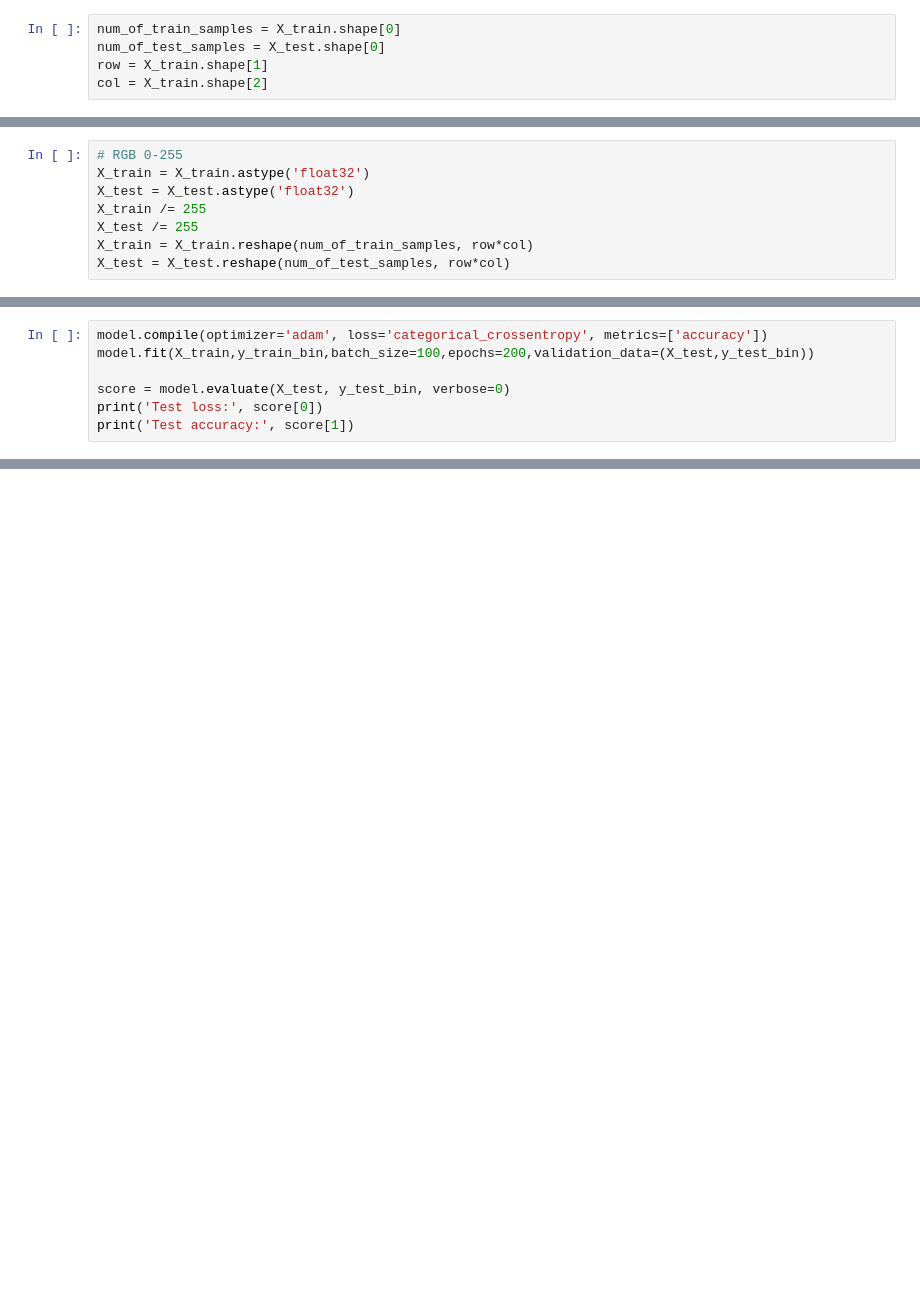
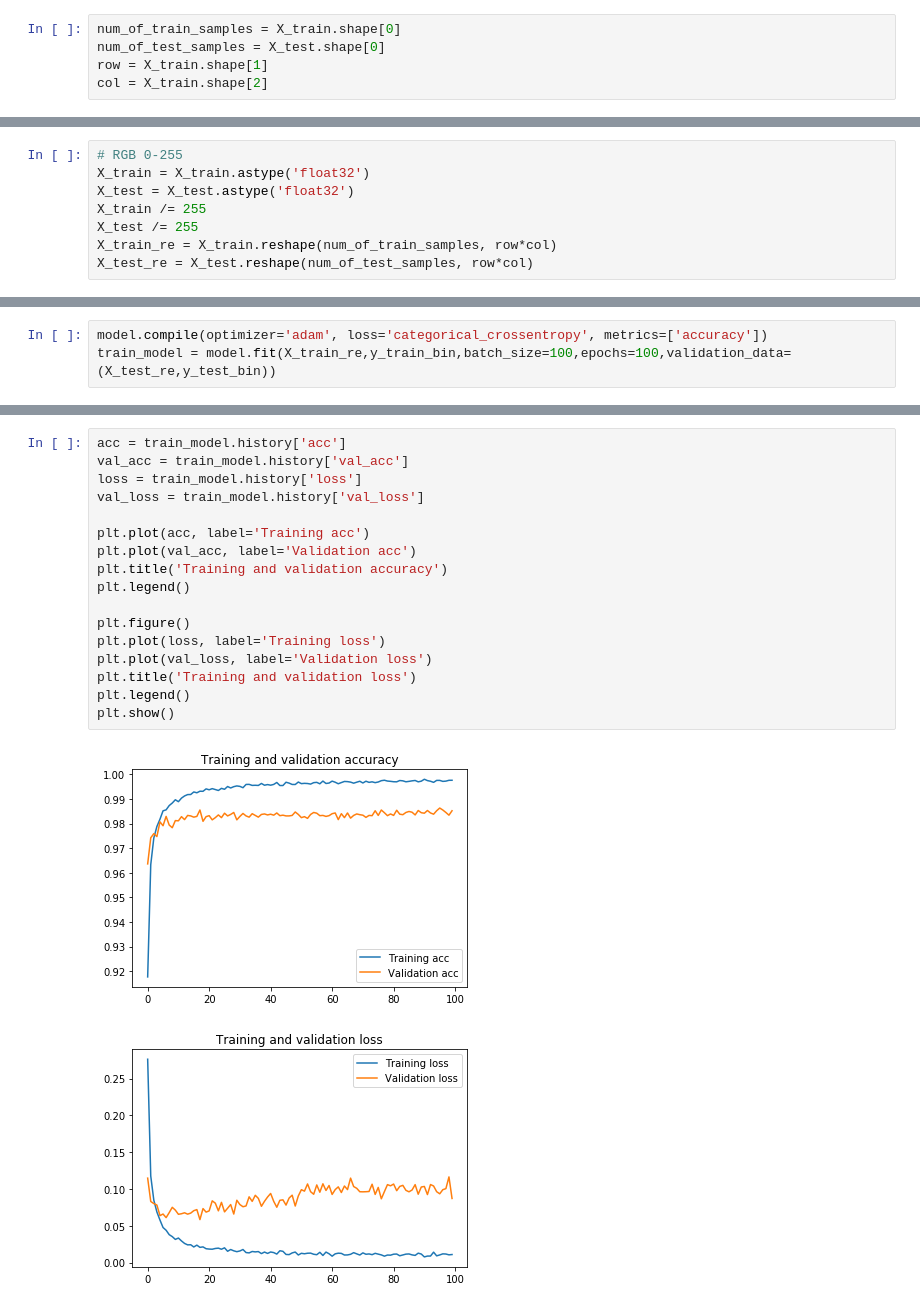
Before and after one commit to PattarapornH/mnist, a Jupyter notebook: mnist.ipynb, the cells around one changed output, grey strips where cells are left out. Cells and saved outputs as stored; diff of their text form; blank space fills up the shorter version.

```diff
--- a/mnist.ipynb
+++ b/mnist.ipynb
@@ -36,6 +34,6 @@ X_train = X_train.astype('float32')
 X_test = X_test.astype('float32')
 X_train /= 255
 X_test /= 255
-X_train = X_train.reshape(num_of_train_samples, row*col)
-X_test = X_test.reshape(num_of_test_samples, row*col)
+X_train_re = X_train.reshape(num_of_train_samples, row*col)
+X_test_re = X_test.reshape(num_of_test_samples, row*col)
 # %%
@@ -77,10 +75,6 @@ Non-trainable params: 0
 _________________________________________________________________
 # %%
 model.compile(optimizer='adam', loss='categorical_crossentropy', metrics=['accuracy'])
-model.fit(X_train,y_train_bin,batch_size=100,epochs=200,validation_data=(X_test,y_test_bin))
-
-score = model.evaluate(X_test, y_test_bin, verbose=0)
-print('Test loss:', score[0])
-print('Test accuracy:', score[1])
+train_model = model.fit(X_train_re,y_train_bin,batch_size=100,epochs=100,validation_data=(X_test_re,y_test_bin))
 # %% [output]
 Train on 60000 samples, validate on 10000 samples
@@ -102,0 +97,20 @@ Test accuracy: 0.9862
+# %%
+acc = train_model.history['acc']
+val_acc = train_model.history['val_acc']
+loss = train_model.history['loss']
+val_loss = train_model.history['val_loss']
+
+plt.plot(acc, label='Training acc')
+plt.plot(val_acc, label='Validation acc')
+plt.title('Training and validation accuracy')
+plt.legend()
+
+plt.figure()
+plt.plot(loss, label='Training loss')
+plt.plot(val_loss, label='Validation loss')
+plt.title('Training and validation loss')
+plt.legend()
+plt.show()
+# %% [output]
+[figure, added]
+[figure, added]
```
Also changed, not shown: parts of 11 cells of this notebook.
